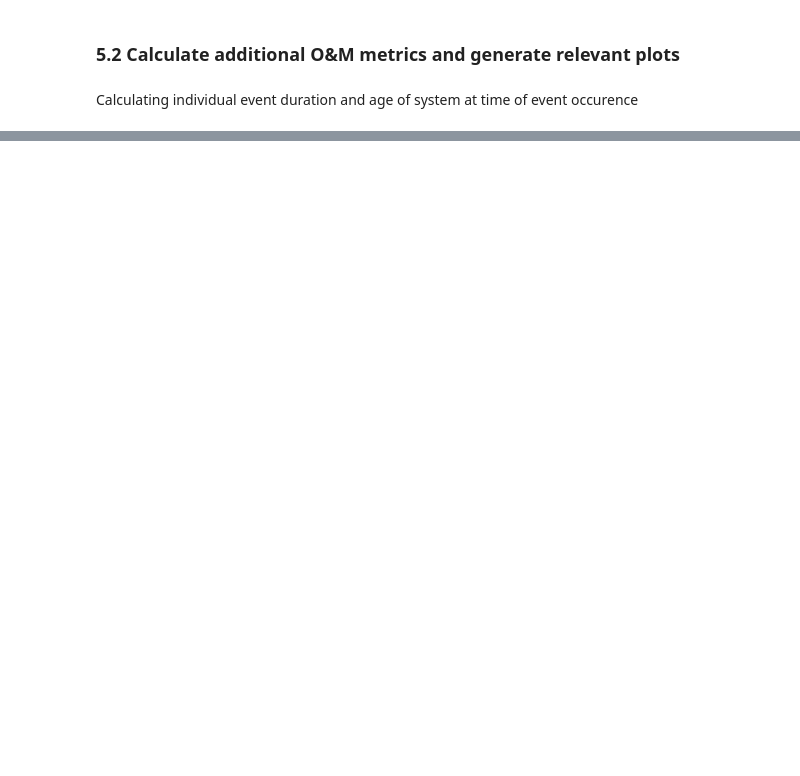
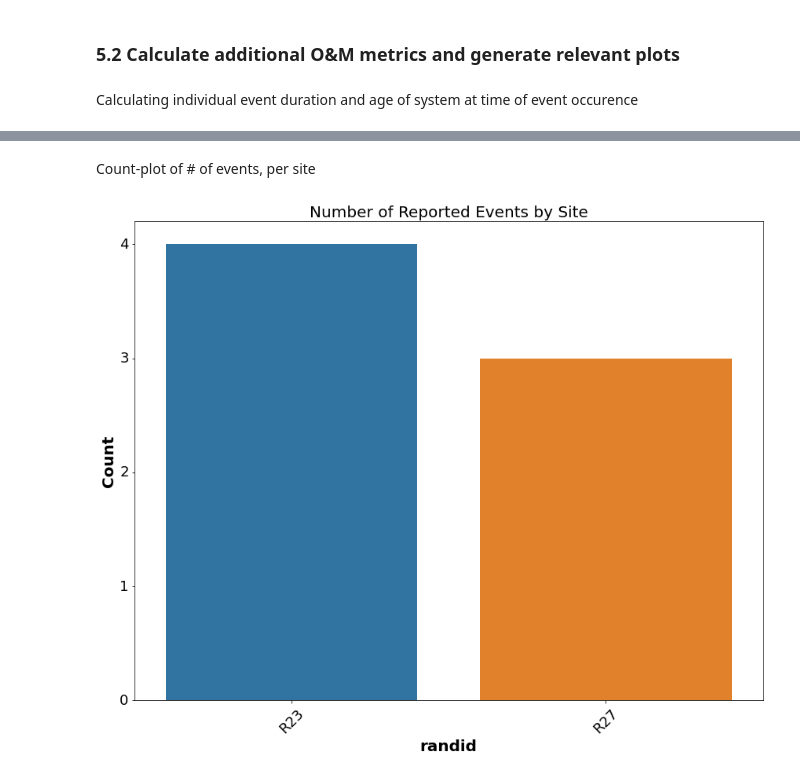
Before and after one commit to sandialabs/pvOps, a Jupyter notebook: examples/tutorial_text2time_module.ipynb, the cells around one changed output, grey strips where cells are left out. Saved outputs shown, nothing was run; the diff lists cells and outputs as text; code cells hidden in the pictures; blank space fills up the shorter version.

```diff
--- a/examples/tutorial_text2time_module.ipynb
+++ b/examples/tutorial_text2time_module.ipynb
@@ -582,0 +625,9 @@ om_data_update #Quick look at post-processed data
+# %% [markdown]
+Count-plot of # of events, per site
+# %%
+count_var = om_col_dict['siteid']
+sv_nm = 'event_count_per_site.png'
+myfig = visualize.visualize_counts(om_data_update, om_col_dict, count_var, fig_sets)
+myfig.savefig(os.path.join(site_fldr,sv_nm), dpi=my_savedpi)
+# %% [output]
+[figure, added]
```
Also changed, not shown: parts of 14 cells of this notebook.
